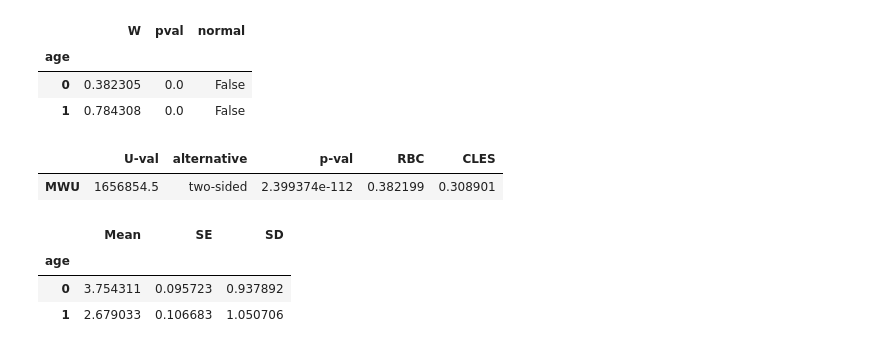
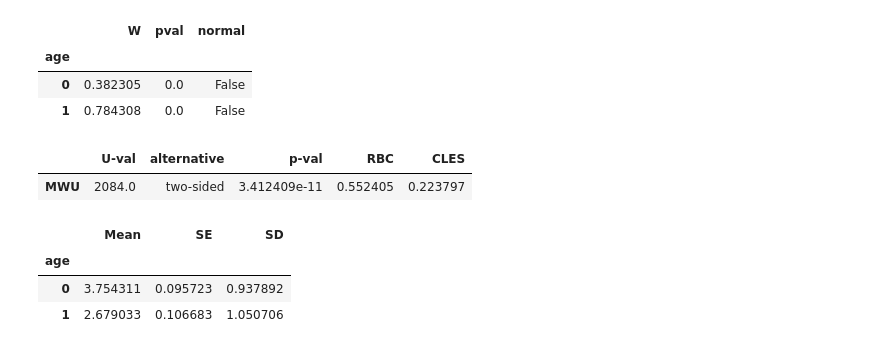
Before and after one commit to KasiaMojescik/ageing_vividness_confidence, a Jupyter notebook: main_analyses.ipynb, the cells around one changed output. Cells and saved outputs as stored; diff of their text form; code cells hidden in the pictures.

```diff
--- a/main_analyses.ipynb
+++ b/main_analyses.ipynb
@@ -359,4 +359,7 @@ pg.normality(df, dv='resp_ret_vividness.rt', group='age', method='shapiro', alph
 | age |  |  |  |
 | 0 | 0.559086 | 0.0 | False |
 | 1 | 0.768606 | 0.0 | False |
+# %%
+older_mean_ratings = older_part_df.groupby(['participant'])[['resp_ret_vividness.keys','resp_ret_confidence.keys']].mean()
+younger_mean_ratings = younger_part_df.groupby(['participant'])[['resp_ret_vividness.keys','resp_ret_confidence.keys']].mean()
 # %%
@@ -380,10 +383,10 @@ pg.normality(df, dv='resp_ret_confidence.rt', group='age', method='shapiro', alp
 | 0 | 0.382305 | 0.0 | False |
 | 1 | 0.784308 | 0.0 | False |
 # %%
-pg.mwu(older_part_df['resp_ret_confidence.keys'], younger_part_df['resp_ret_confidence.keys'], alternative='two-sided')
+pg.mwu(older_mean_ratings['resp_ret_confidence.keys'], younger_mean_ratings['resp_ret_confidence.keys'], alternative='two-sided')
 # %% [output]
 |  | U-val | alternative | p-val | RBC | CLES |
-| MWU | 1656854.5 | two-sided | 2.399374e-112 | 0.382199 | 0.308901 |
+| MWU | 2084.0 | two-sided | 3.412409e-11 | 0.552405 | 0.223797 |
 # %%
 data_age.groupby('age').agg(Mean=('resp_ret_confidence.keys', 'mean'),
                                      SE=('resp_ret_confidence.keys', 'sem'),
```
Also changed, not shown: parts of 8 cells of this notebook.
